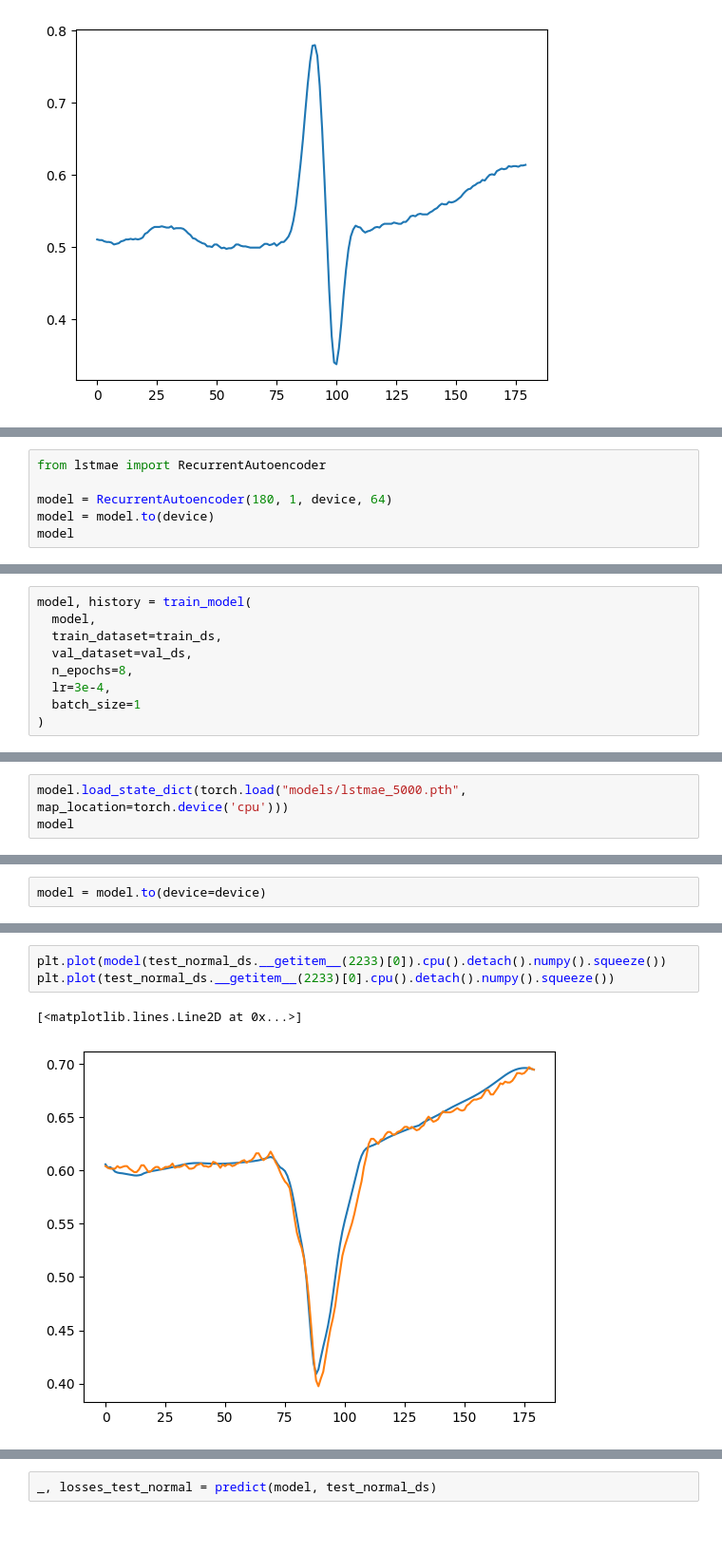
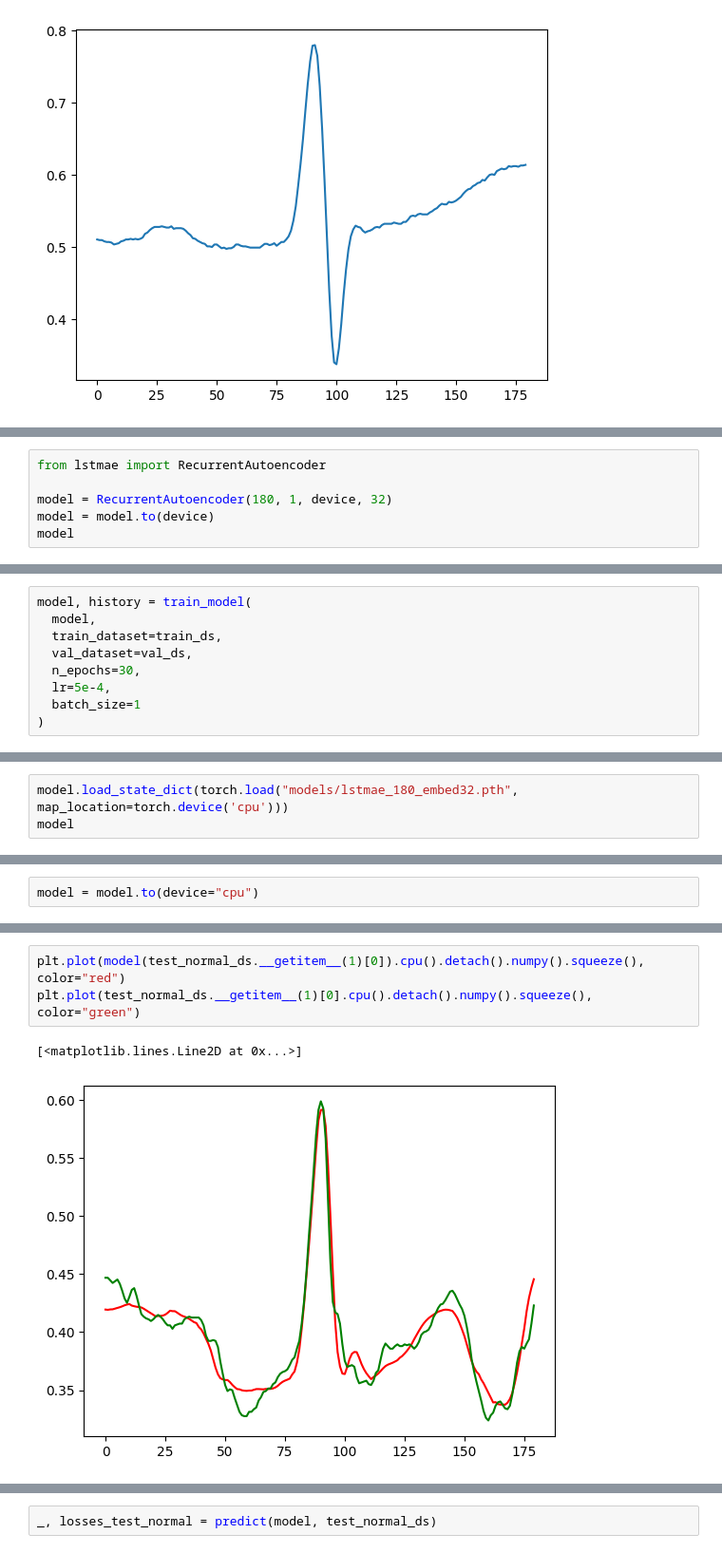
Before and after one commit to sjjtu/MAthesis, a Jupyter notebook: code/train_model.ipynb, the cells around one changed output, grey strips where cells are left out. Shown at 95% size. Saved outputs shown, nothing was run; the diff lists cells and outputs as text.

```diff
--- a/code/train_model.ipynb
+++ b/code/train_model.ipynb
@@ -98,7 +104,7 @@ def train_model(model, train_dataset, val_dataset, n_epochs, lr, batch_size):
 # %%
 from lstmae import RecurrentAutoencoder
 
-model = RecurrentAutoencoder(180, 1, device, 64)
+model = RecurrentAutoencoder(180, 1, device, 32)
 model = model.to(device)
 model
 # %% [output]
@@ -118,8 +128,8 @@ model, history = train_model(
   model,
   train_dataset=train_ds,
   val_dataset=val_ds,
-  n_epochs=8,
-  lr=3e-4,
+  n_epochs=30,
+  lr=5e-4,
   batch_size=1
 )
 # %% [output]
@@ -151,5 +161,5 @@ torch.save(model.state_dict(), "models/lstmae_180.pth")
 # %%
-model.load_state_dict(torch.load("models/lstmae_5000.pth", map_location=torch.device('cpu')))
+model.load_state_dict(torch.load("models/lstmae_180_embed32.pth", map_location=torch.device('cpu')))
 model
 # %% [output]
 RecurrentAutoencoder(
@@ -164,7 +174,7 @@ RecurrentAutoencoder(
   )
 )
 # %%
-model = model.to(device=device)
+model = model.to(device="cpu")
 # %%
 train_ds.__getitem__(0)
 # %% [output]
@@ -186,11 +196,11 @@ train_ds.__getitem__(0)
          [0.6139]]),
  ['N'])
 # %%
-plt.plot(model(test_normal_ds.__getitem__(2233)[0]).cpu().detach().numpy().squeeze())
-plt.plot(test_normal_ds.__getitem__(2233)[0].cpu().detach().numpy().squeeze())
+plt.plot(model(test_normal_ds.__getitem__(1)[0]).cpu().detach().numpy().squeeze(), color="red")
+plt.plot(test_normal_ds.__getitem__(1)[0].cpu().detach().numpy().squeeze(), color="green")
 # %% [output]
 [<matplotlib.lines.Line2D at 0x...>]
-[figure, old version]
+[figure, new version]
 # %%
 def predict(model, dataset):
     predictions, losses = [], []
```
Also changed, not shown: parts of 22 cells of this notebook, 3 other files.
